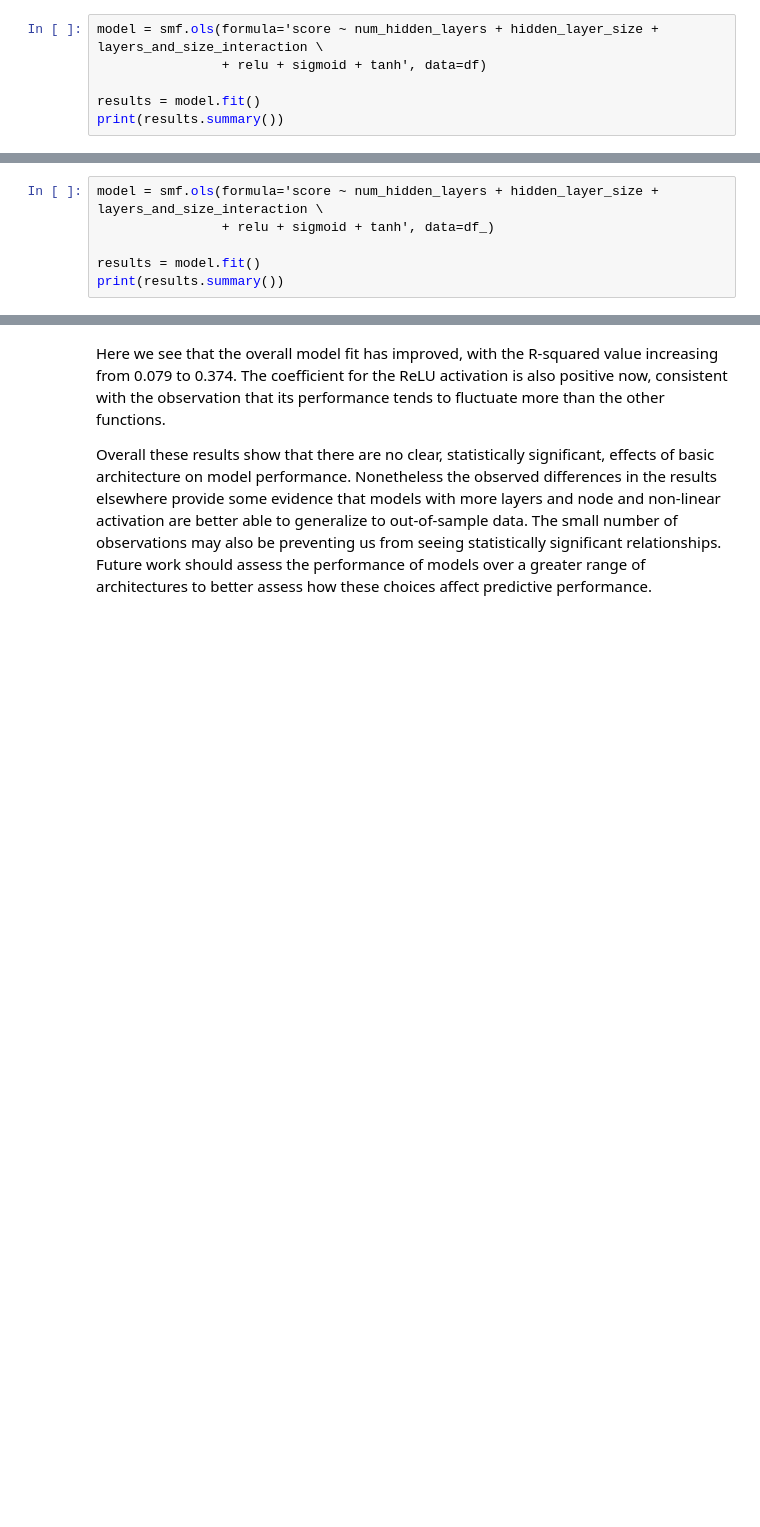
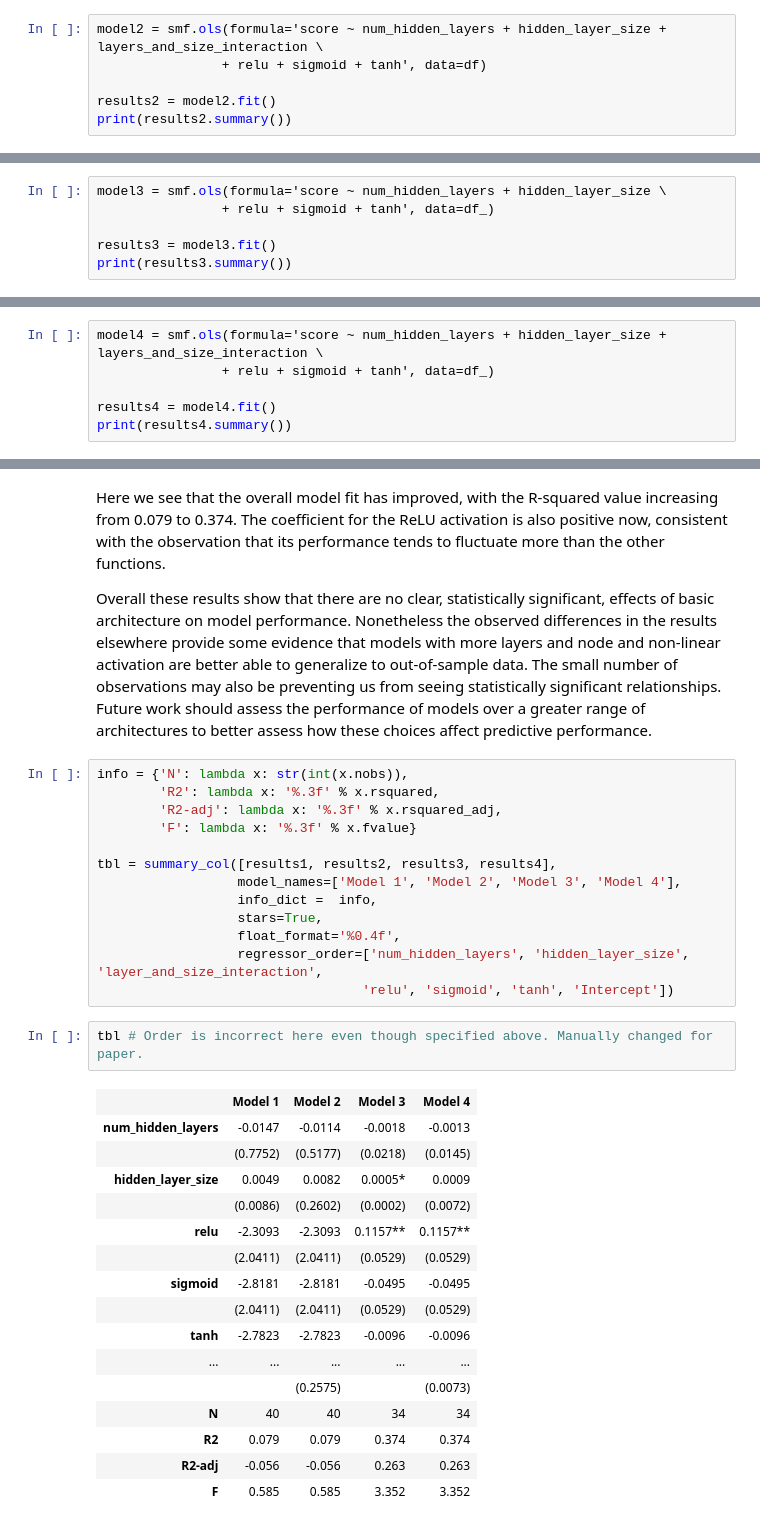
Before and after one commit to t-davidson/fragile-families-challenge, a Jupyter notebook: supplementary/Assessing architecture and performance.ipynb, the cells around one changed output, grey strips where cells are left out. Saved outputs shown, nothing was run; the diff lists cells and outputs as text; blank space fills up the shorter version.

Commit message:
Updated model architecture notebook

```diff
--- a/supplementary/Assessing architecture and performance.ipynb
+++ b/supplementary/Assessing architecture and performance.ipynb
@@ -72,9 +99,9 @@ Now to run an OLS model
 # %%
-model = smf.ols(formula='score ~ num_hidden_layers + hidden_layer_size + layers_and_size_interaction \
+model2 = smf.ols(formula='score ~ num_hidden_layers + hidden_layer_size + layers_and_size_interaction \
                 + relu + sigmoid + tanh', data=df)
 
-results = model.fit()
-print(results.summary())
+results2 = model2.fit()
+print(results2.summary())
 # %% [output]
                             OLS Regression Results
 ==============================================================================
@@ -105,0 +135,6 @@ df_.shape
+# %%
+model3 = smf.ols(formula='score ~ num_hidden_layers + hidden_layer_size \
+                + relu + sigmoid + tanh', data=df_)
+
+results3 = model3.fit()
+print(results3.summary())
@@ -106,9 +161,9 @@ df_.shape
 # %%
-model = smf.ols(formula='score ~ num_hidden_layers + hidden_layer_size + layers_and_size_interaction \
+model4 = smf.ols(formula='score ~ num_hidden_layers + hidden_layer_size + layers_and_size_interaction \
                 + relu + sigmoid + tanh', data=df_)
 
-results = model.fit()
-print(results.summary())
+results4 = model4.fit()
+print(results4.summary())
 # %% [output]
                             OLS Regression Results
 ==============================================================================
@@ -131,3 +186,35 @@ strong multicollinearity problems or that the design matrix is singular.
 Here we see that the overall model fit has improved, with the R-squared value increasing from 0.079 to 0.374. The coefficient for the ReLU activation is also positive now, consistent with the observation that its performance tends to fluctuate more than the other functions.
 
 Overall these results show that there are no clear, statistically significant, effects of basic architecture on model performance. Nonetheless the observed differences in the results elsewhere provide some evidence that models with more layers and node and non-linear activation are better able to generalize to out-of-sample data. The small number of observations may also be preventing us from seeing statistically significant relationships. Future work should assess the performance of models over a greater range of architectures to better assess how these choices affect predictive performance.
+# %%
+info = {'N': lambda x: str(int(x.nobs)),
+        'R2': lambda x: '%.3f' % x.rsquared,
+        'R2-adj': lambda x: '%.3f' % x.rsquared_adj,
+        'F': lambda x: '%.3f' % x.fvalue}
+
+tbl = summary_col([results1, results2, results3, results4],
+                  model_names=['Model 1', 'Model 2', 'Model 3', 'Model 4'],
+                  info_dict =  info,
+                  stars=True,
+                  float_format='%0.4f',
+                  regressor_order=['num_hidden_layers', 'hidden_layer_size', 'layer_and_size_interaction',
+                                  'relu', 'sigmoid', 'tanh', 'Intercept'])
+# %%
+tbl # Order is incorrect here even though specified above. Manually changed for paper.
+# %% [output]
+|  | Model 1 | Model 2 | Model 3 | Model 4 |
+| num_hidden_layers | -0.0147 | -0.0114 | -0.0018 | -0.0013 |
+|  | (0.7752) | (0.5177) | (0.0218) | (0.0145) |
+| hidden_layer_size | 0.0049 | 0.0082 | 0.0005* | 0.0009 |
+|  | (0.0086) | (0.2602) | (0.0002) | (0.0072) |
+| relu | -2.3093 | -2.3093 | 0.1157** | 0.1157** |
+|  | (2.0411) | (2.0411) | (0.0529) | (0.0529) |
+| sigmoid | -2.8181 | -2.8181 | -0.0495 | -0.0495 |
+|  | (2.0411) | (2.0411) | (0.0529) | (0.0529) |
+| tanh | -2.7823 | -2.7823 | -0.0096 | -0.0096 |
+| ... | ... | ... | ... | ... |
+|  |  | (0.2575) |  | (0.0073) |
+| N | 40 | 40 | 34 | 34 |
+| R2 | 0.079 | 0.079 | 0.374 | 0.374 |
+| R2-adj | -0.056 | -0.056 | 0.263 | 0.263 |
+| F | 0.585 | 0.585 | 3.352 | 3.352 |
```
Also changed, not shown: parts of 10 cells of this notebook.
